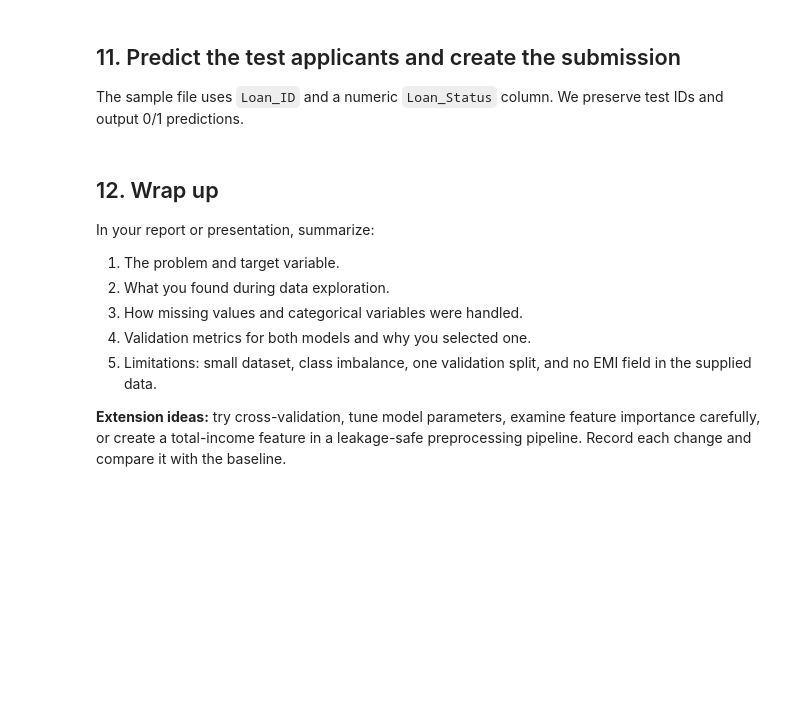
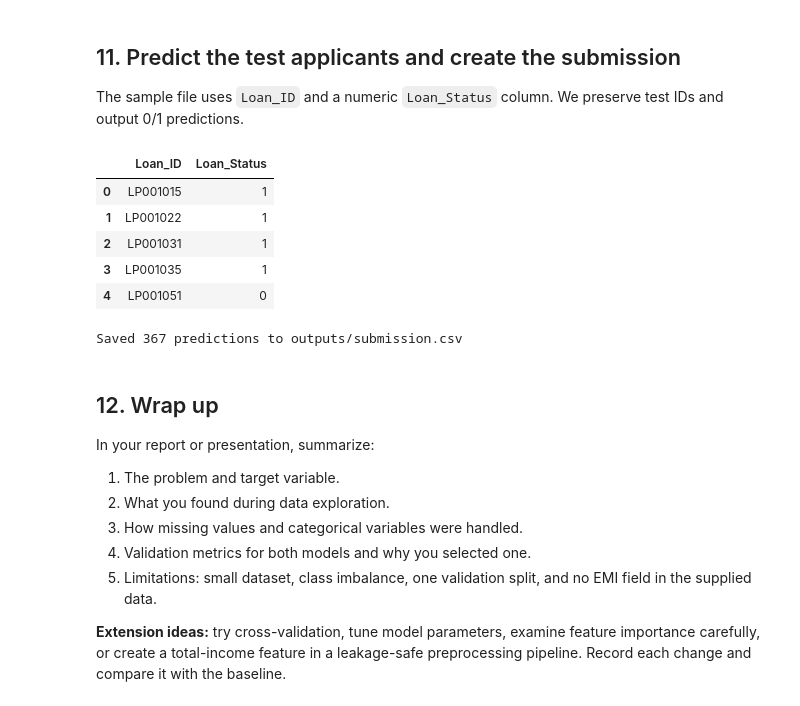
Before and after one commit to jaladipranaysagar/loan-prediction, a Jupyter notebook: loan_prediction_walkthrough.ipynb, the cells around one changed output. Cells and saved outputs as stored; diff of their text form; code cells hidden in the pictures; blank space fills up the shorter version.

Commit message:
Update loan prediction notebook

```diff
--- a/loan_prediction_walkthrough.ipynb
+++ b/loan_prediction_walkthrough.ipynb
@@ -194,19 +296,32 @@ print("Final model:", chosen_name)
 
 The sample file uses `Loan_ID` and a numeric `Loan_Status` column. We preserve test IDs and output 0/1 predictions.
 # %%
+test["Total_Income"] = test["ApplicantIncome"] + test["CoapplicantIncome"]
+
 test_X = test.drop(columns=["Loan_ID"])
 test_predictions = chosen_model.predict(test_X).astype(int)
+
 submission = pd.DataFrame({
     "Loan_ID": test["Loan_ID"],
     "Loan_Status": test_predictions,
 })
 
 from pathlib import Path
+
 output_dir = Path("outputs")
 output_dir.mkdir(exist_ok=True)
 submission.to_csv(output_dir / "submission.csv", index=False)
+
 display(submission.head())
 print("Saved", len(submission), "predictions to", output_dir / "submission.csv")
+# %% [output]
+|  | Loan_ID | Loan_Status |
+| 0 | LP001015 | 1 |
+| 1 | LP001022 | 1 |
+| 2 | LP001031 | 1 |
+| 3 | LP001035 | 1 |
+| 4 | LP001051 | 0 |
+Saved 367 predictions to outputs/submission.csv
 # %% [markdown]
 ## 12. Wrap up
 
```
Also changed, not shown: parts of 14 cells of this notebook.
